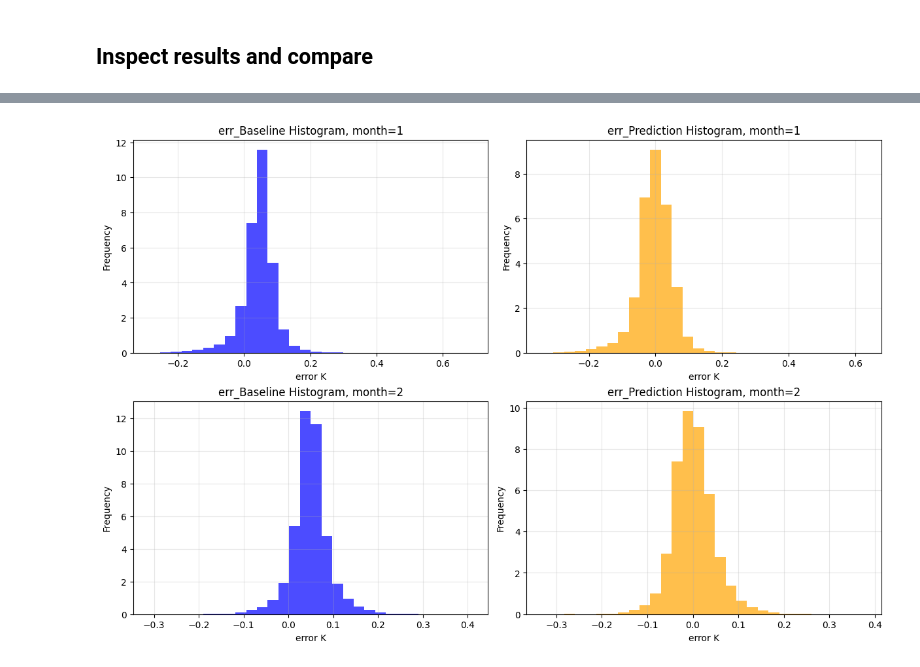
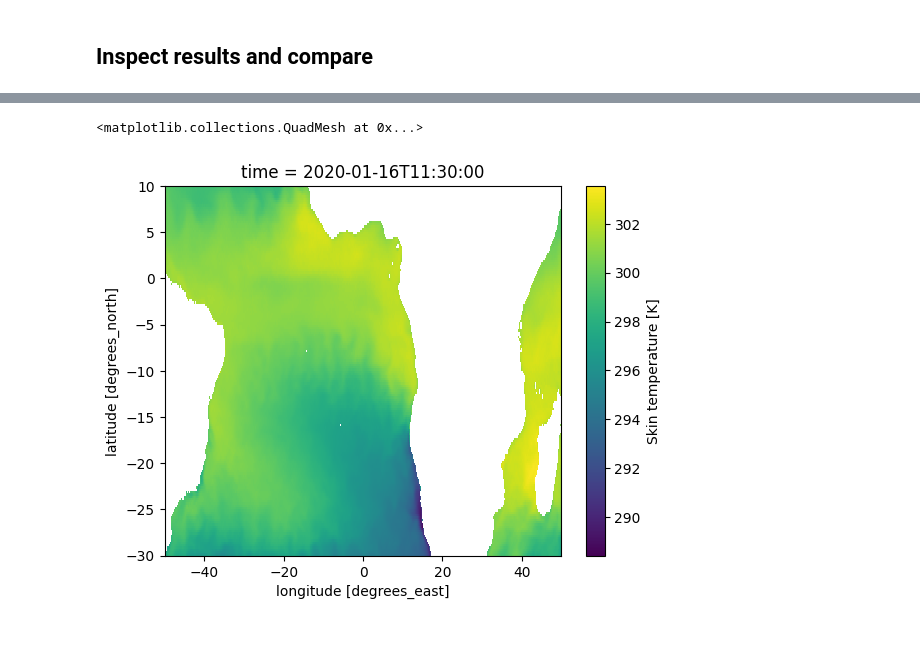
Before and after one commit to ESMValGroup/ClimaNet, a Jupyter notebook: notebooks/example.ipynb, the cells around one changed output, grey strips where cells are left out. Drawn from its saved outputs; the diff is of its cells as text; code cells hidden in the pictures; blank space fills up the shorter version.

```diff
--- a/notebooks/example.ipynb
+++ b/notebooks/example.ipynb
@@ -13,14 +13,12 @@ from torch.utils.data import random_split
 # %% [markdown]
 ## Read data
 # %%
-# without diurnal cycle
-data_folder = Path("./eso4clima/dc_data")
-var_name = "tos"
+data_folder = Path("./eso4clima") #("./eso4clima")
 
-file_names = [data_folder / f"202101_hr_ERA5dc_masked_{var_name}.nc", data_folder / f"202102_hr_ERA5dc_masked_{var_name}.nc"]
+file_names = [data_folder / "202001_day_ERA5_masked_ts.nc", data_folder / "202002_day_ERA5_masked_ts.nc"]
 daily_data = xr.open_mfdataset(file_names)
 
-file_names = [data_folder / f"202101_mon_ERA5dc_full_{var_name}.nc", data_folder / f"202102_mon_ERA5dc_full_{var_name}.nc"]
+file_names = [data_folder / "202001_mon_ERA5_full_ts.nc", data_folder / "202002_mon_ERA5_full_ts.nc"]
 monthly_data = xr.open_mfdataset(file_names)
 
 file_name = data_folder / "era5_lsm_bool.nc"  # downloded from era5 and regridded using the function `regrid_to_boundary_centered_grid`
@@ -124,13 +132,13 @@ num_patches = (20, 20)
 spatial_patch_size = (patch_size[1]*num_patches[0], patch_size[2]*num_patches[1])
 
 dataset = STDataset(
-    daily_da=daily_subset[var_name],
-    monthly_da=monthly_subset_res[var_name],
+    daily_da=daily_subset["ts"],
+    monthly_da=monthly_subset_res["ts"],
     land_mask=lsm_subset["lsm"],
     patch_size=spatial_patch_size,  # based on the patch_size in model
+    stride=stride,
     sh_embed_dim=96,
     sh_order_L = 10,
-    is_hourly=True,
 )
 print(len(dataset))
 # %% [output]
@@ -144,4 +152,4 @@ predictions_res = predict_monthly_var(
 )
 # %%
 # add to monthly average
-predictions = daily_subset_averaged[var_name] + predictions_res["predictions"]
+predictions = daily_subset_averaged["ts"] + predictions_res["predictions"]
@@ -166,4 +156,6 @@ plot_results(masked_err_baseline, masked_err_predictions, label="error K", title
-# %%
-plot_histograms(masked_err_baseline, masked_err_predictions, label="error K", title=("err_Baseline", "err_Prediction"))
-# %% [output]
-[figure, removed]
+# %%
+ocean = ~lsm_subset["lsm"].values
+predictions.where(ocean).isel(time=0).plot()
+# %% [output]
+<matplotlib.collections.QuadMesh at 0x...>
+[figure, added]
```
Also changed, not shown: parts of 19 cells of this notebook.
